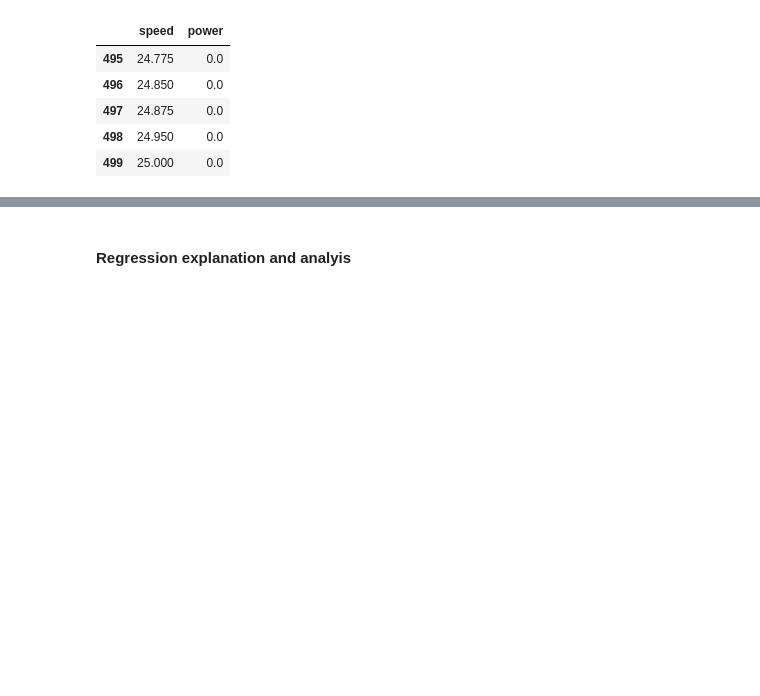
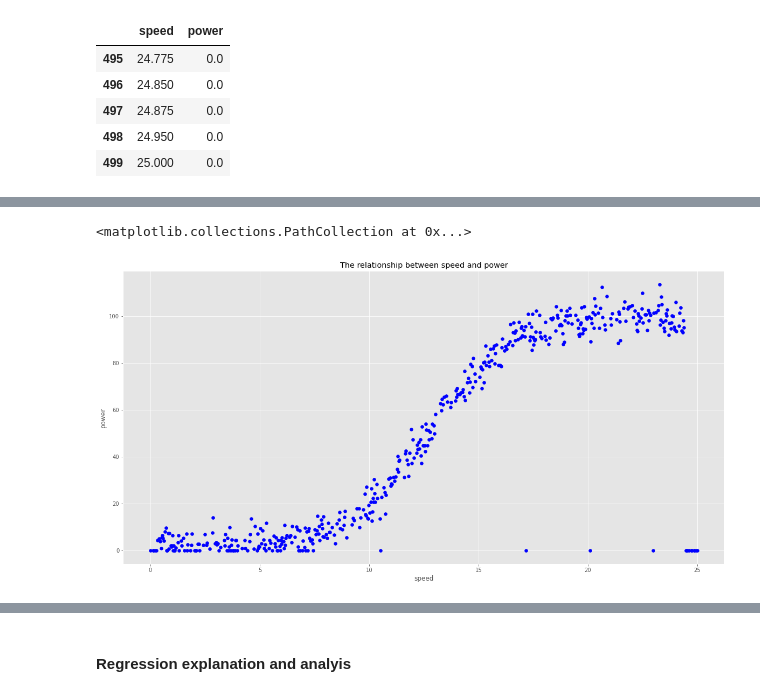
Before and after one commit to Samjean2020/project2020-fundamentals, a Jupyter notebook: Project2020.py.ipynb, the cells around one changed output, grey strips where cells are left out. Drawn from its saved outputs; the diff is of its cells as text; code cells hidden in the pictures; blank space fills up the shorter version.

```diff
--- a/Project2020.py.ipynb
+++ b/Project2020.py.ipynb
@@ -129,0 +238,10 @@ plt.show()
+# %%
+# Get a scatter.
+plt.title("The relationship between speed and power")
+plt.xlabel("speed")
+plt.ylabel("power")
+
+plt.scatter (df["speed"], df ["power"], color = 'b')
+# %% [output]
+<matplotlib.collections.PathCollection at 0x...>
+[figure, added]
```
Also changed, not shown: parts of 59 cells of this notebook.
